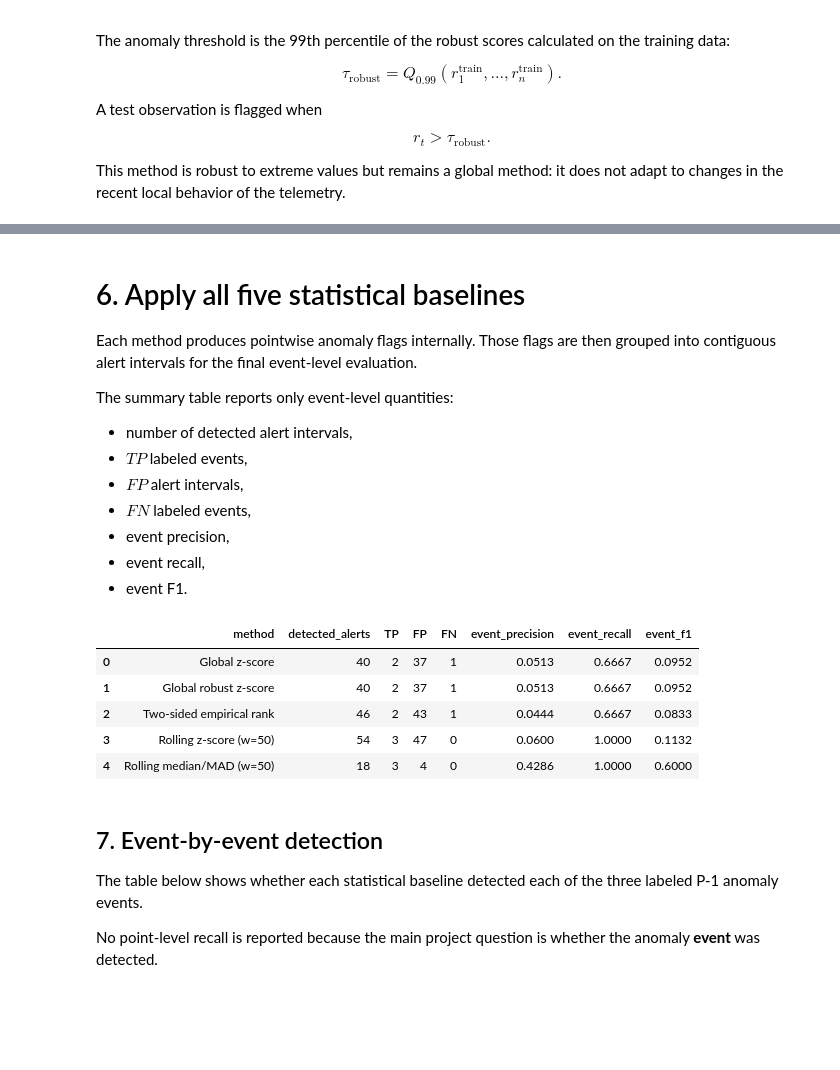
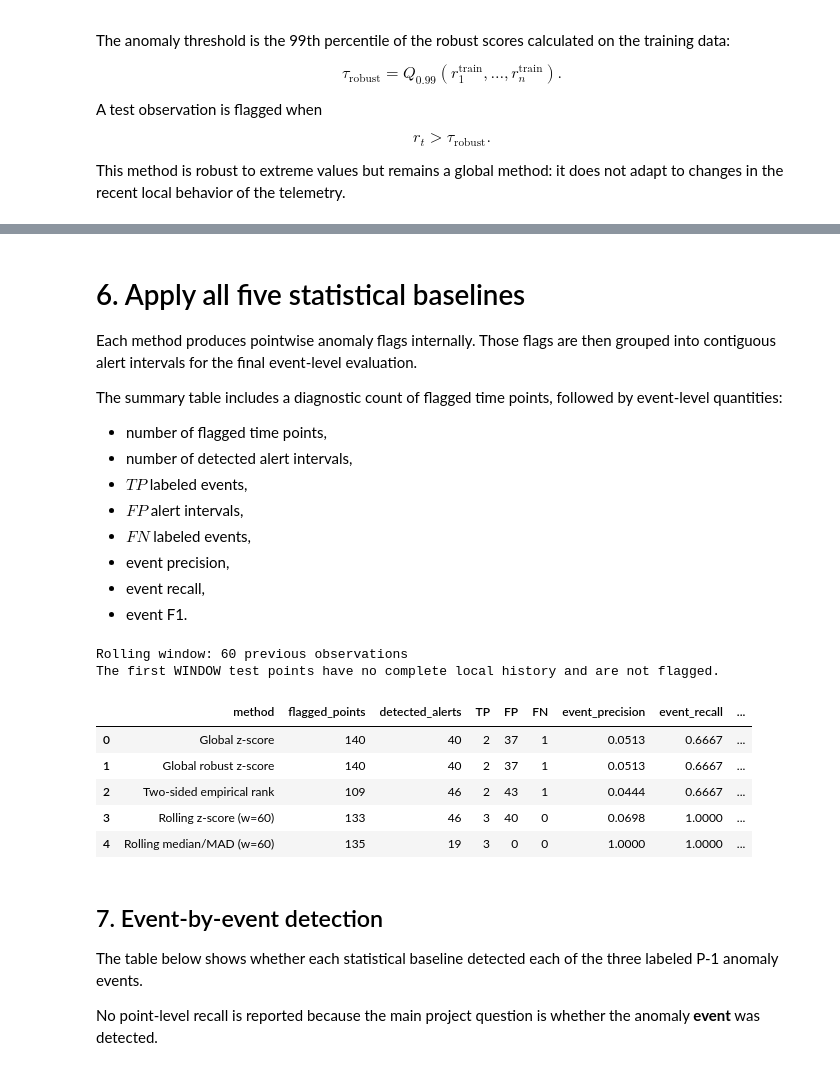
Before and after one commit to Erdos-Projects/fall-2026-spacecraft-sensors, a Jupyter notebook: EDA_Results/Hodaj_P1_Statistical_Baselines.ipynb, the cells around one changed output, grey strips where cells are left out. Drawn from its saved outputs; the diff is of its cells as text; code cells hidden in the pictures; blank space fills up the shorter version.

```diff
--- a/EDA_Results/Hodaj_P1_Statistical_Baselines.ipynb
+++ b/EDA_Results/Hodaj_P1_Statistical_Baselines.ipynb
@@ -558,7 +560,7 @@ A small standard-deviation floor is used in the code for numerical stability whe
 def rolling_z_predictions(
     train_signal,
     test_signal,
-    window=50
+    window
 ):
     global_std = train_signal.std()
 
@@ -816,7 +818,7 @@ This method is designed to detect observations that are unusual relative to **re
 def rolling_mad_predictions(
     train_signal,
     test_signal,
-    window=50
+    window
 ):
     # -------------------------
     # Training rolling scores
@@ -937,8 +939,9 @@ def rolling_mad_predictions(
 
 Each method produces pointwise anomaly flags internally. Those flags are then grouped into contiguous alert intervals for the final event-level evaluation.
 
-The summary table reports only event-level quantities:
+The summary table includes a diagnostic count of flagged time points, followed by event-level quantities:
 
+- number of flagged time points,
 - number of detected alert intervals,
 - $TP$ labeled events,
 - $FP$ alert intervals,
@@ -947,6 +950,18 @@ The summary table reports only event-level quantities:
 - event recall,
 - event F1.
 # %%
+# Single setting for BOTH rolling methods. Edit here, then rerun this cell
+# and all following cells.
+WINDOW = 60
+
+if isinstance(WINDOW, bool) or not isinstance(WINDOW, (int, np.integer)):
+    raise ValueError("WINDOW must be an integer.")
+if not 2 <= WINDOW < min(len(p1_train), len(p1_test)):
+    raise ValueError("WINDOW must be at least 2 and smaller than both signals.")
+
+print(f"Rolling window: {WINDOW} previous observations")
+print("The first WINDOW test points have no complete local history and are not flagged.")
+
 methods = {
     "Global z-score":
         global_z_predictions,
@@ -957,20 +972,20 @@ methods = {
     "Two-sided empirical rank":
         rank_predictions,
 
-    "Rolling z-score (w=50)":
+    f"Rolling z-score (w={WINDOW})":
         lambda tr, te:
         rolling_z_predictions(
             tr,
             te,
-            window=50
+            window=WINDOW
         ),
 
-    "Rolling median/MAD (w=50)":
+    f"Rolling median/MAD (w={WINDOW})":
         lambda tr, te:
         rolling_mad_predictions(
             tr,
             te,
-            window=50
+            window=WINDOW
         ),
 }
 
@@ -1005,6 +1020,7 @@ for method_name, method_fn in methods.items():
 
     summary_rows.append({
         "method": method_name,
+        "flagged_points": int(np.count_nonzero(flags)),
         "detected_alerts":
             len(detected_intervals),
         "TP": evaluation["TP"],
@@ -1024,39 +1040,41 @@ for method_name, method_fn in methods.items():
     ) in enumerate(
         zip(
             p1_intervals,
             evaluation[
                 "detected_event_mask"
             ]
         ),
         start=1
     ):
         event_rows.append({
             "method": method_name,
             "event": event_number,
             "labeled_interval":
                 f"{interval[0]}-{interval[1]}",
             "detected":
                 bool(detected),
         })
 
 summary = pd.DataFrame(
     summary_rows
 )
 
 event_detail = pd.DataFrame(
     event_rows
 )
 
 display(
     summary.round(4)
 )
 # %% [output]
+Rolling window: 60 previous observations
+The first WINDOW test points have no complete local history and are not flagged.
-|  | method | detected_alerts | TP | FP | FN | event_precision | event_recall | event_f1 |
-| 0 | Global z-score | 40 | 2 | 37 | 1 | 0.0513 | 0.6667 | 0.0952 |
-| 1 | Global robust z-score | 40 | 2 | 37 | 1 | 0.0513 | 0.6667 | 0.0952 |
-| 2 | Two-sided empirical rank | 46 | 2 | 43 | 1 | 0.0444 | 0.6667 | 0.0833 |
-| 3 | Rolling z-score (w=50) | 54 | 3 | 47 | 0 | 0.0600 | 1.0000 | 0.1132 |
-| 4 | Rolling median/MAD (w=50) | 18 | 3 | 4 | 0 | 0.4286 | 1.0000 | 0.6000 |
+|  | method | flagged_points | detected_alerts | TP | FP | FN | event_precision | event_recall | ... |
+| 0 | Global z-score | 140 | 40 | 2 | 37 | 1 | 0.0513 | 0.6667 | ... |
+| 1 | Global robust z-score | 140 | 40 | 2 | 37 | 1 | 0.0513 | 0.6667 | ... |
+| 2 | Two-sided empirical rank | 109 | 46 | 2 | 43 | 1 | 0.0444 | 0.6667 | ... |
+| 3 | Rolling z-score (w=60) | 133 | 46 | 3 | 40 | 0 | 0.0698 | 1.0000 | ... |
+| 4 | Rolling median/MAD (w=60) | 135 | 19 | 3 | 0 | 0 | 1.0000 | 1.0000 | ... |
 # %% [markdown]
 ## 7. Event-by-event detection
 
```
Also changed, not shown: parts of 14 cells of this notebook, 30 other files.
